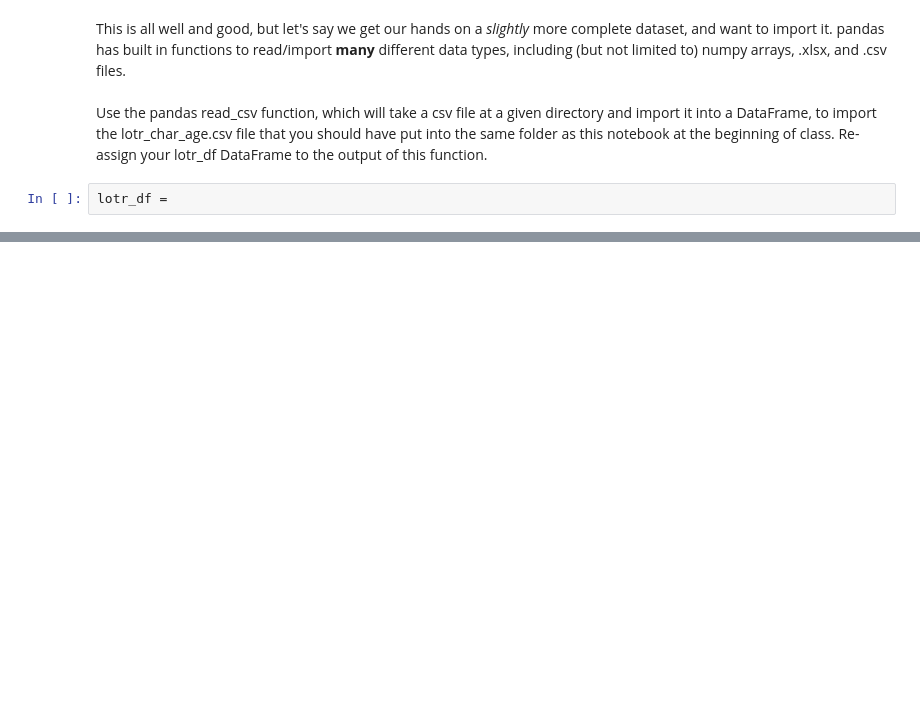
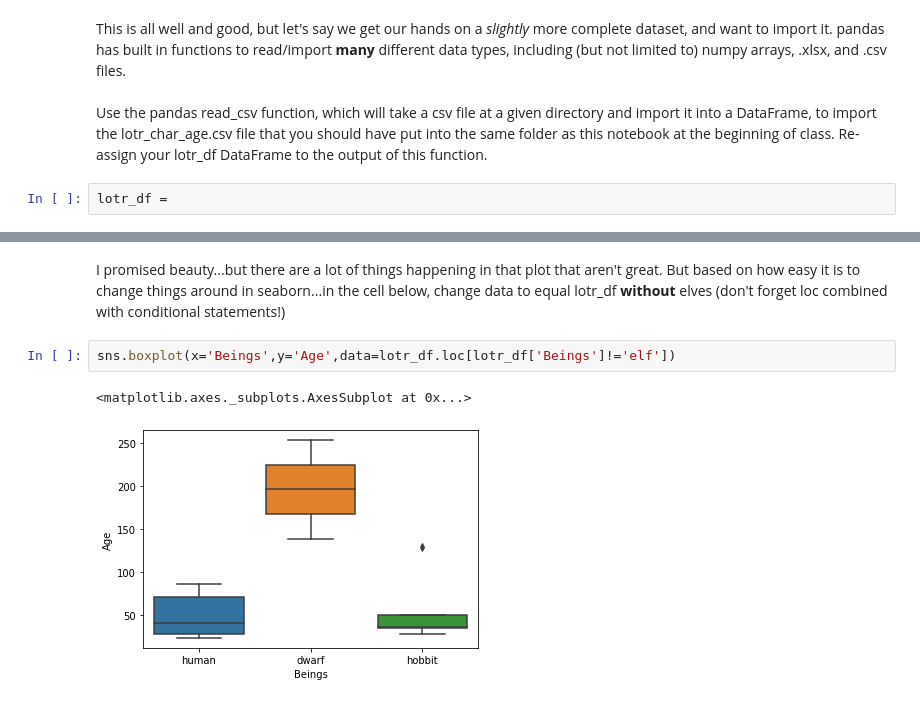
Before and after one commit to tbudylin/PythonDataCourse, a Jupyter notebook: Homeworks/HW3/Notebook_Class3.ipynb, the cells around one changed output, grey strips where cells are left out. Drawn from its saved outputs; the diff is of its cells as text; blank space fills up the shorter version.

```diff
--- a/Homeworks/HW3/Notebook_Class3.ipynb
+++ b/Homeworks/HW3/Notebook_Class3.ipynb
@@ -306,0 +276,7 @@ scipy
+# %% [markdown]
+I promised beauty...but there are a lot of things happening in that plot that aren't great. But based on how easy it is to change things around in seaborn...in the cell below, change data to equal lotr_df __without__ elves (don't forget loc combined with conditional statements!)
+# %%
+sns.boxplot(x='Beings',y='Age',data=lotr_df.loc[lotr_df['Beings']!='elf'])
+# %% [output]
+<matplotlib.axes._subplots.AxesSubplot at 0x...>
+[figure, added]
```
Also changed, not shown: parts of 36 cells of this notebook.
